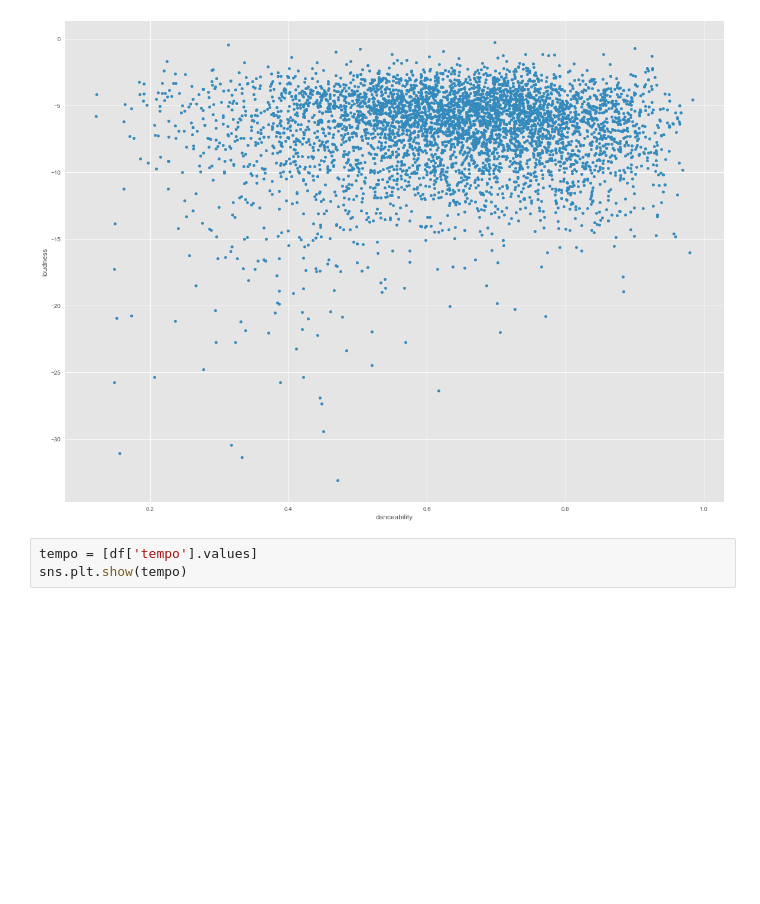
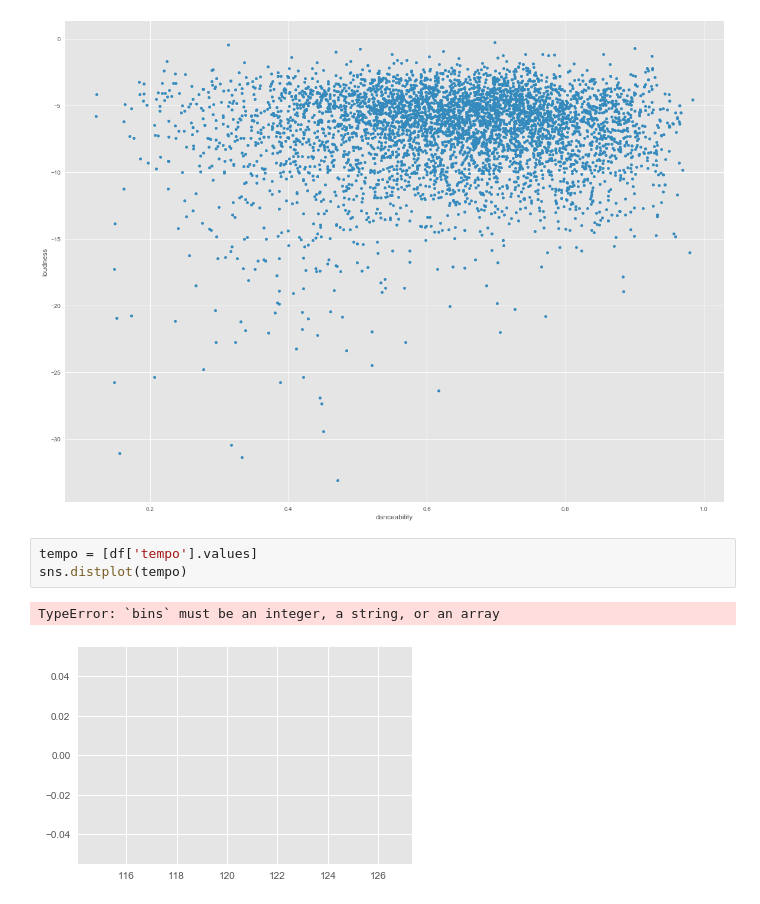
Before and after one commit to parzival611/SpotifyML, a Jupyter notebook: Spotify data pre processing.ipynb, the cells around one changed output. Saved outputs shown, nothing was run; the diff lists cells and outputs as text; blank space fills up the shorter version.

```diff
--- a/Spotify data pre processing.ipynb
+++ b/Spotify data pre processing.ipynb
@@ -120,4 +120,7 @@ scatter_loudness = df.plot.scatter(x='danceability',
 [figure]
 # %%
 tempo = [df['tempo'].values]
-sns.plt.show(tempo)
+sns.distplot(tempo)
+# %% [output]
+TypeError: `bins` must be an integer, a string, or an array
+[figure, added]
```
Also changed, not shown: 3 other files.
